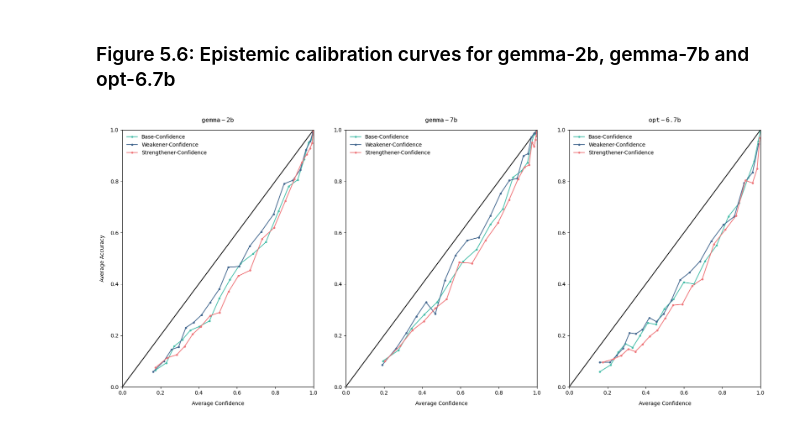
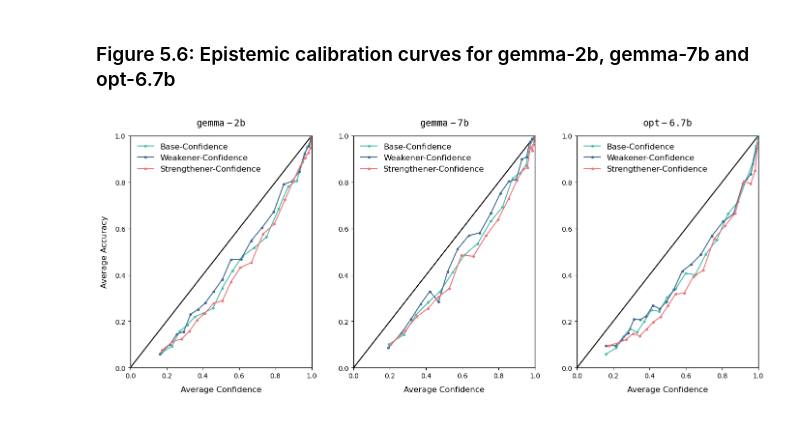
Before and after one commit to diamir707/LMsCONFonBEAR, a Jupyter notebook: results/e5epistemicity.ipynb, the cells around one changed output. Saved outputs shown, nothing was run; the diff lists cells and outputs as text; code cells hidden in the pictures.

Commit message:
Increased font size of the plots.

```diff
--- a/results/e5epistemicity.ipynb
+++ b/results/e5epistemicity.ipynb
@@ -170,7 +170,7 @@ Strengthener: 0.0305
 # %% [markdown]
 ### Figure 5.6: Epistemic calibration curves for gemma-2b, gemma-7b and opt-6.7b
 # %%
-_, axes = plt.subplots(1, 3, figsize=(18, 8), facecolor="white", sharey=True)
+_, axes = plt.subplots(1, 3, figsize=(14, 6), facecolor="white", sharey=True)
 
 gemma_2b = instance_lvl_results[instance_lvl_results["model"] == "gemma-2b"]
 plot_calibration_curve(
@@ -185,6 +185,9 @@ plot_calibration_curve(
     linestyles=["solid"]*3,
     colors=["#49beaa", "#456990", "#ef767a"],
     markers=["."]*3,
+    title_fontsize=14,
+    legend_fontsize=12,
+    axes_label_fontsize=12,
     axis=axes[0]
 )
 gemma_7b = instance_lvl_results[instance_lvl_results["model"] == "gemma-7b"]
@@ -196,31 +199,37 @@ plot_calibration_curve(
     confidences=[gemma_7b["base_conf"].tolist(),
                  gemma_7b["weakener_conf"].tolist(),
                  gemma_7b["strengthener_conf"].tolist()],
     labels=["Base-Confidence", "Weakener-Confidence", "Strengthener-Confidence"],
     linestyles=["solid"]*3,
     colors=["#49beaa", "#456990", "#ef767a"],
     markers=["."]*3,
+    title_fontsize=14,
+    legend_fontsize=12,
+    axes_label_fontsize=12,
     axis=axes[1]
 )
 
 opt_6_7b = instance_lvl_results[instance_lvl_results["model"] == "opt-6.7b"]
 plot_calibration_curve(
     title=rf"$\mathtt{{opt-6.7b}}$",
     predictions=[opt_6_7b["correctly_predicted"].tolist(),
                  opt_6_7b["weakener_correctly_predicted"].tolist(),
                  opt_6_7b["strengthener_correctly_predicted"].tolist()],
     confidences=[opt_6_7b["base_conf"].tolist(),
                  opt_6_7b["weakener_conf"].tolist(),
                  opt_6_7b["strengthener_conf"].tolist()],
     labels=["Base-Confidence", "Weakener-Confidence", "Strengthener-Confidence"],
     linestyles=["solid"]*3,
     colors=["#49beaa", "#456990", "#ef767a"],
     markers=["."]*3,
+    title_fontsize=14,
+    legend_fontsize=12,
+    axes_label_fontsize=12,
     axis=axes[2]
 )
 axes[1].set_ylabel("")
 axes[2].set_ylabel("")
 plt.savefig(graphics_path + "calibration_curves_epistemic" + graphics_format)
 plt.show()
 # %% [output]
-[figure, old version]
+[figure, new version]
```
Also changed, not shown: 7 other files.
